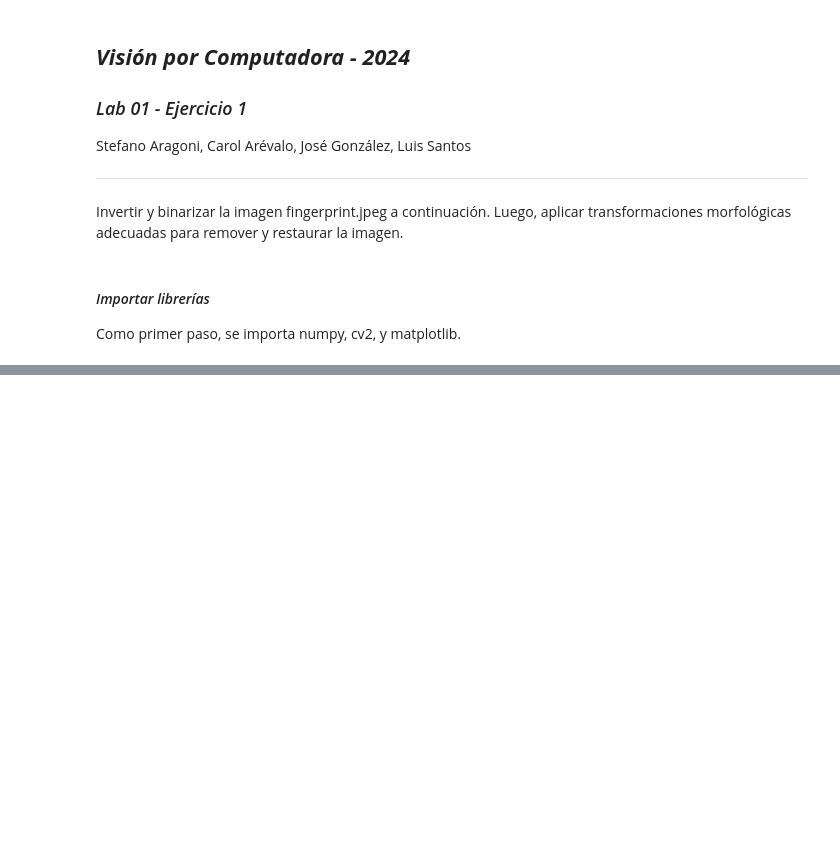
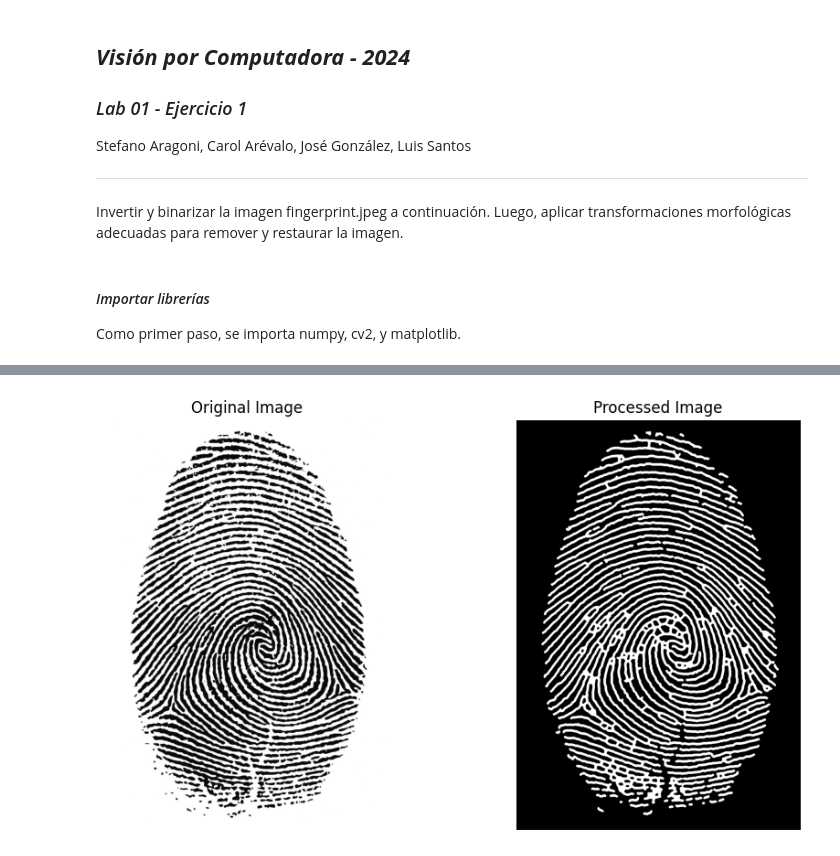
Before and after one commit to stefanoaragoni/computerVision_Lab01, a Jupyter notebook: Lab01_Ejercicio2.ipynb, the cells around one changed output, grey strips where cells are left out. Saved outputs shown, nothing was run; the diff lists cells and outputs as text; code cells hidden in the pictures; blank space fills up the shorter version.

```diff
--- a/Lab01_Ejercicio2.ipynb
+++ b/Lab01_Ejercicio2.ipynb
@@ -165,0 +86,31 @@ plt.show()
+# %%
+# Skeletonize the image
+skeleton = skeletonize(closed_image)
+
+# Dilate the skeleton to restore ridge thickness
+dilated_skeleton = binary_dilation(skeleton, morphology.disk(4))
+
+# Apply Gaussian smoothing to the dilated skeleton
+# Use a small sigma to avoid over-smoothing
+smoothed_skeleton = filters.gaussian(dilated_skeleton, sigma=0.5)
+
+# Convert the smoothed skeleton back to a binary image
+final_image = smoothed_skeleton > 0.5
+
+# Perform a closing operation to bridge small gaps
+closed_skeleton = binary_closing(final_image, morphology.disk(3))
+
+# Display the original and processed images
+fig, ax = plt.subplots(1, 2, figsize=(10, 5))
+ax[0].imshow(image, cmap='gray')
+ax[0].set_title('Original Image')
+ax[0].axis('off')
+
+ax[1].imshow(closed_skeleton, cmap='gray')
+ax[1].set_title('Processed Image')
+ax[1].axis('off')
+
+plt.tight_layout()
+plt.show()
+# %% [output]
+[figure, added]
```
Also changed, not shown: parts of 6 cells of this notebook.
